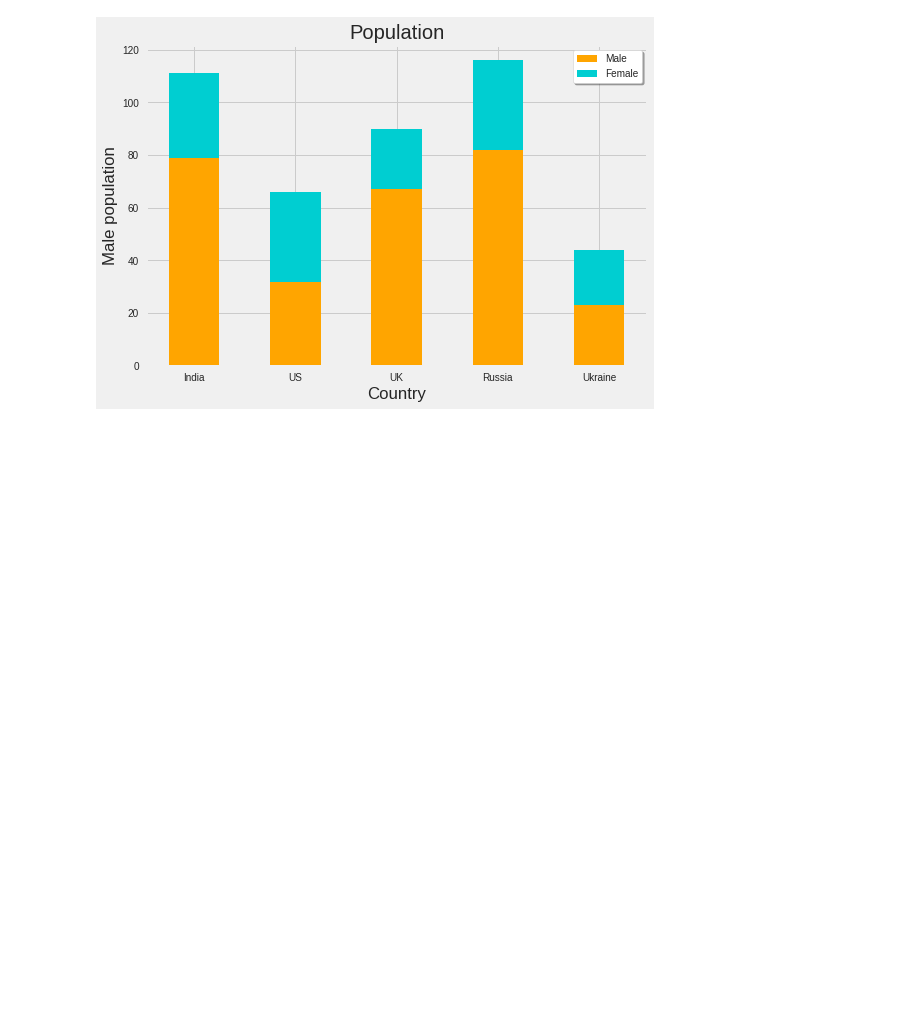
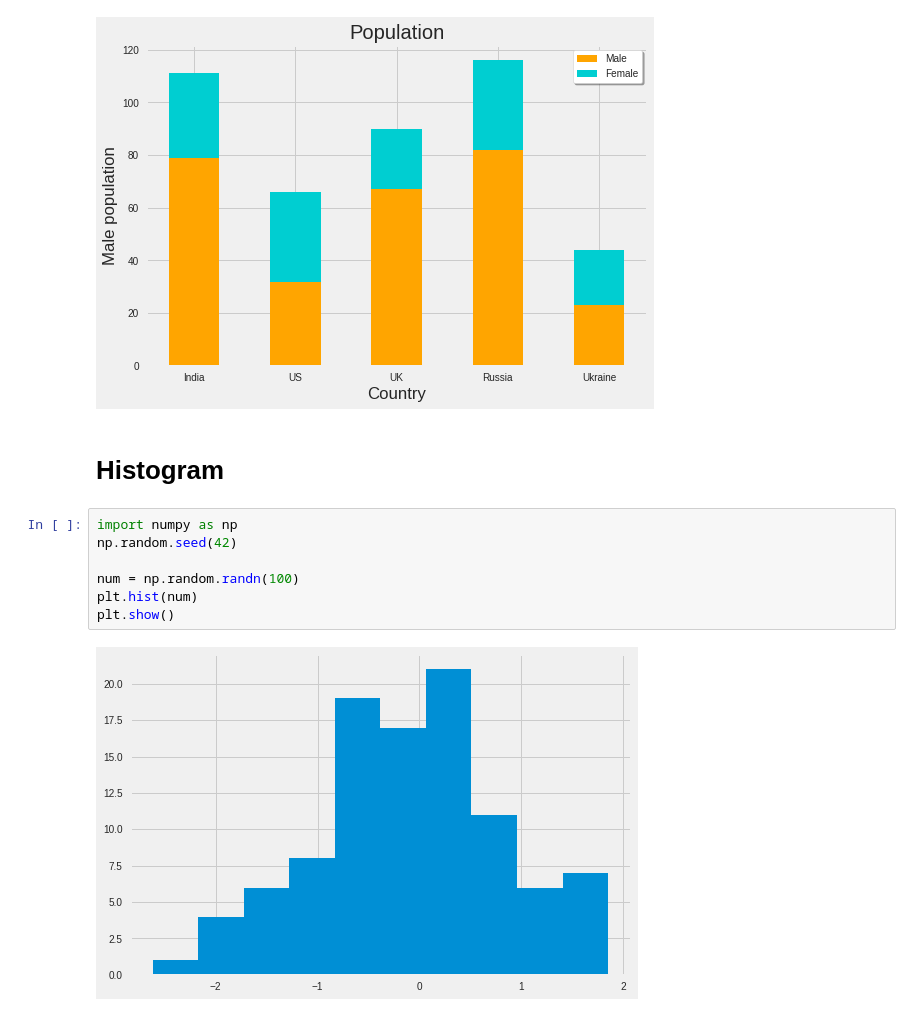
Before and after one commit to Pepcoders/Data-Science-February, a Jupyter notebook: Visualization/Matplotlib_2.ipynb, the cells around one changed output. Saved outputs shown, nothing was run; the diff lists cells and outputs as text; blank space fills up the shorter version.

```diff
--- a/Visualization/Matplotlib_2.ipynb
+++ b/Visualization/Matplotlib_2.ipynb
@@ -175,3 +175,14 @@ plt.legend(shadow = True, facecolor = "white", frameon = True)
 # %% [output]
 <matplotlib.legend.Legend at 0x...>
 [figure]
+# %% [markdown]
+# Histogram
+# %%
+import numpy as np
+np.random.seed(42)
+
+num = np.random.randn(100)
+plt.hist(num)
+plt.show()
+# %% [output]
+[figure, added]
```
Also changed, not shown: parts of 12 cells of this notebook.
